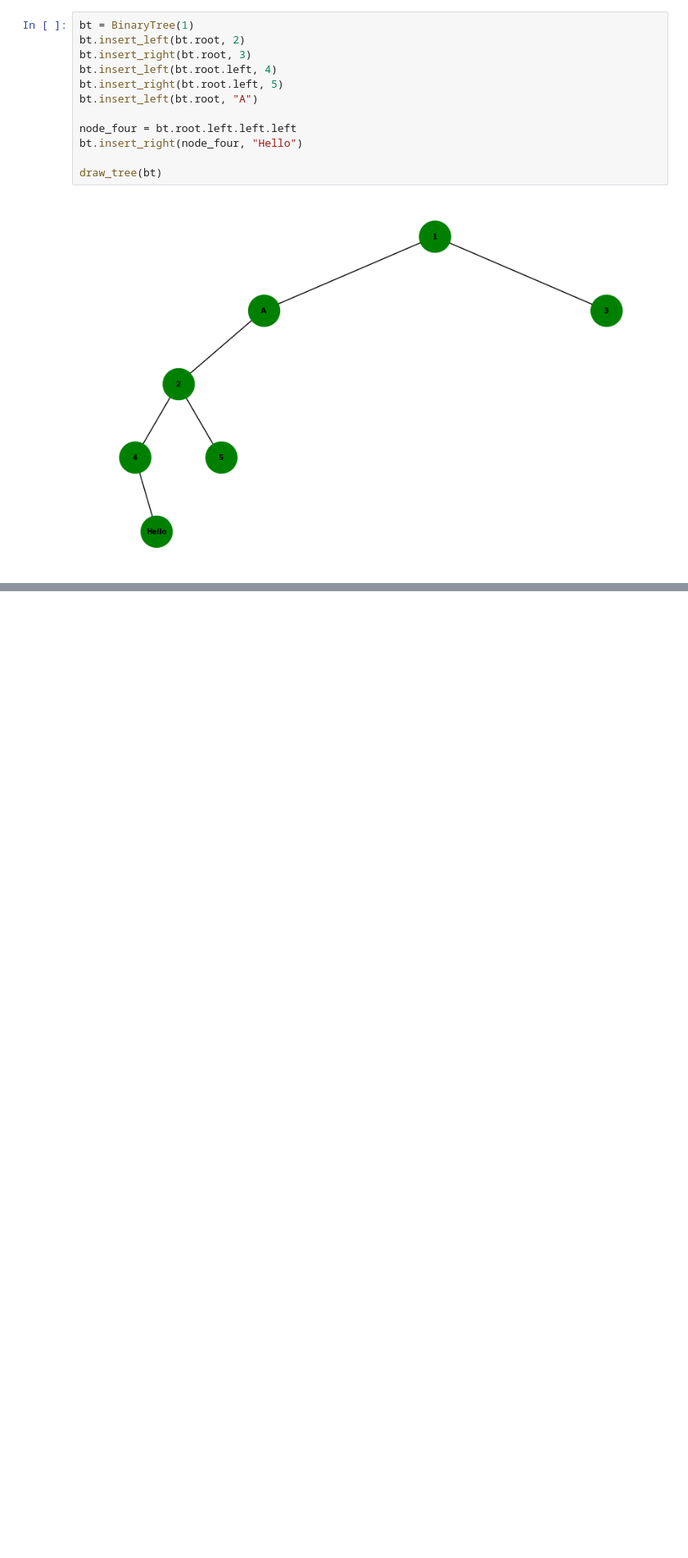
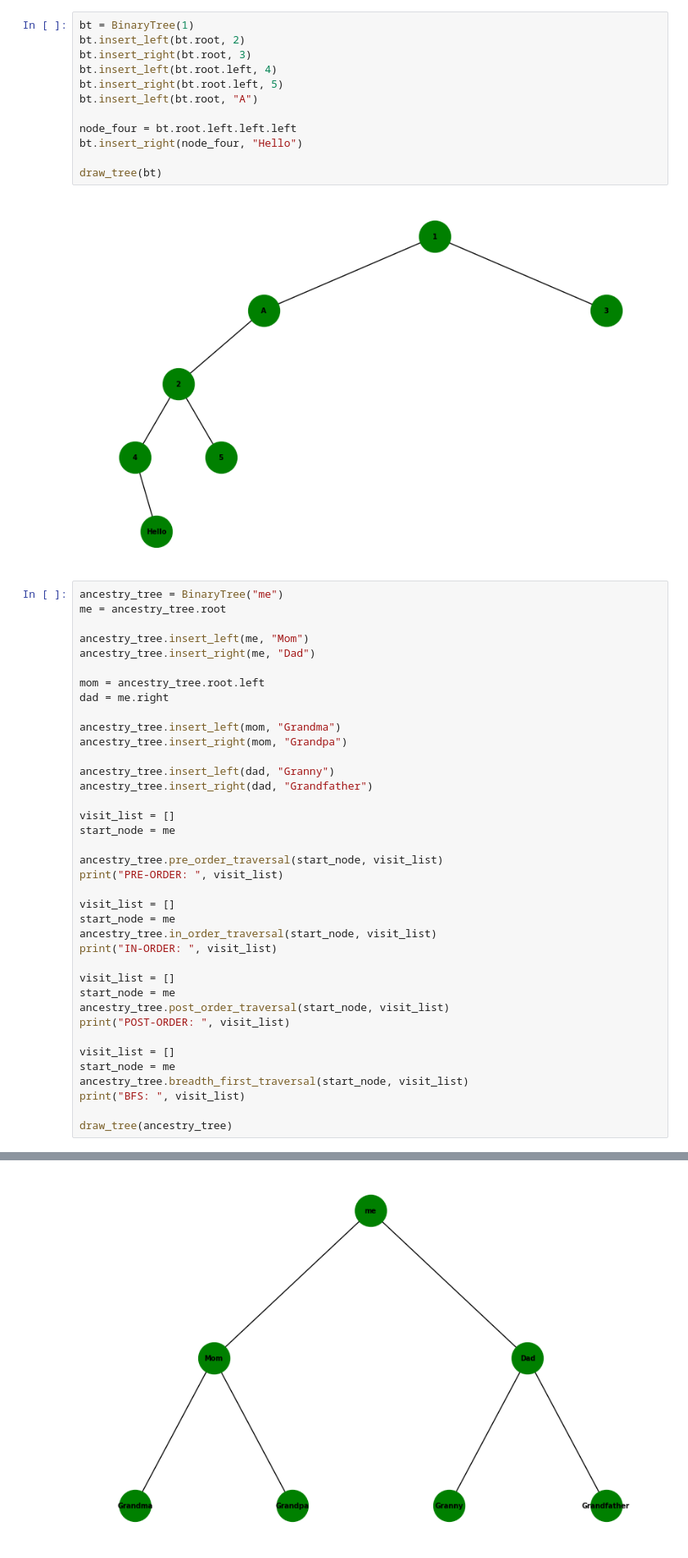
Before and after one commit to SE-6/04_Non-linear_Data_Structures, a Jupyter notebook: 02_Trees/01_Binary_Tree.ipynb, the cells around one changed output, grey strips where cells are left out. Shown at 82% size. Drawn from its saved outputs; the diff is of its cells as text; blank space fills up the shorter version.

Commit message:
tree traversals

```diff
--- a/02_Trees/01_Binary_Tree.ipynb
+++ b/02_Trees/01_Binary_Tree.ipynb
@@ -102,3 +129,42 @@ bt.insert_right(node_four, "Hello")
 draw_tree(bt)
 # %% [output]
 [figure]
+# %%
+ancestry_tree = BinaryTree("me")
+me = ancestry_tree.root
+
+ancestry_tree.insert_left(me, "Mom")
+ancestry_tree.insert_right(me, "Dad")
+
+mom = ancestry_tree.root.left
+dad = me.right
+
+ancestry_tree.insert_left(mom, "Grandma")
+ancestry_tree.insert_right(mom, "Grandpa")
+
+ancestry_tree.insert_left(dad, "Granny")
+ancestry_tree.insert_right(dad, "Grandfather")
+
+visit_list = []
+start_node = me
+
+ancestry_tree.pre_order_traversal(start_node, visit_list)
+print("PRE-ORDER: ", visit_list)
+
+visit_list = []
+start_node = me
+ancestry_tree.in_order_traversal(start_node, visit_list)
+print("IN-ORDER: ", visit_list)
+
+visit_list = []
+start_node = me
+ancestry_tree.post_order_traversal(start_node, visit_list)
+print("POST-ORDER: ", visit_list)
+
+visit_list = []
+start_node = me
+ancestry_tree.breadth_first_traversal(start_node, visit_list)
+print("BFS: ", visit_list)
+
+draw_tree(ancestry_tree)
+# %% [output]
@@ -104,0 +175 @@ draw_tree(bt)
+[figure, added]
```
Also changed, not shown: parts of 5 cells of this notebook, 2 other files.
